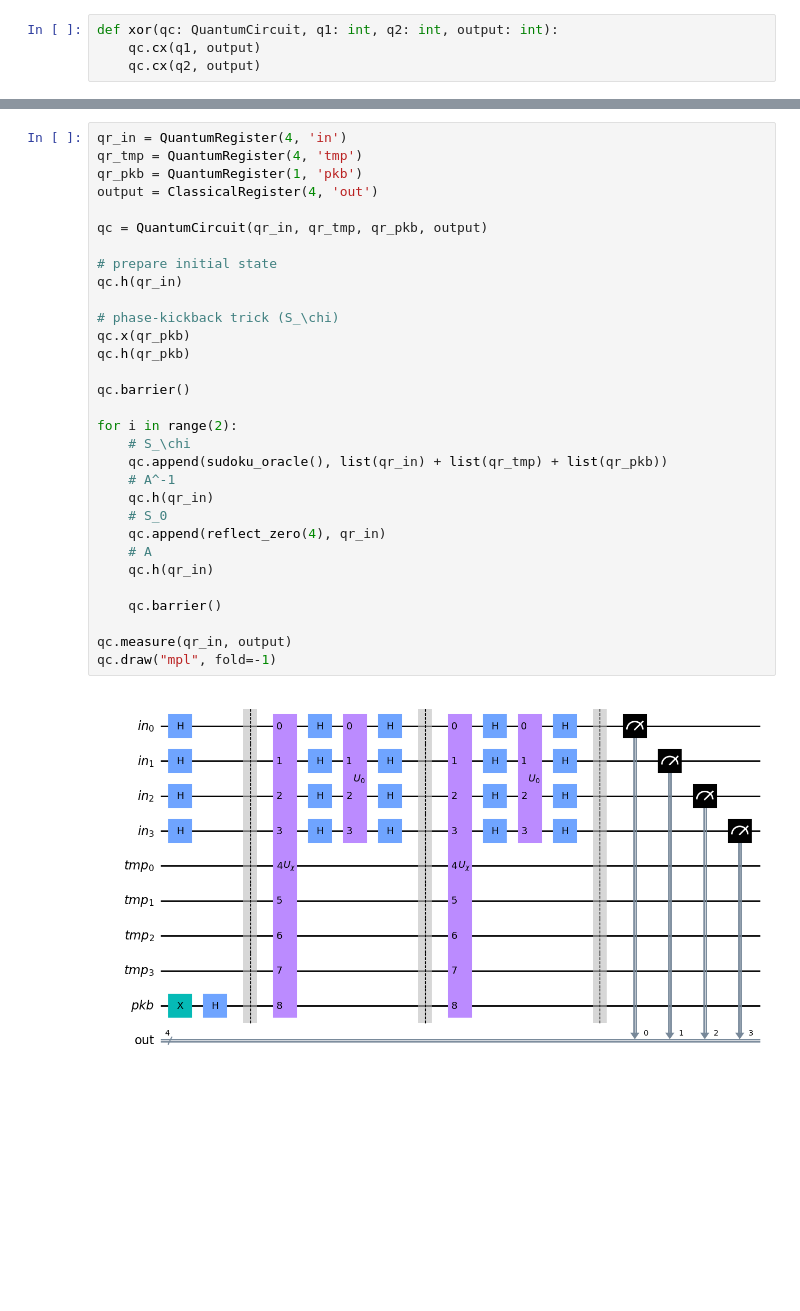
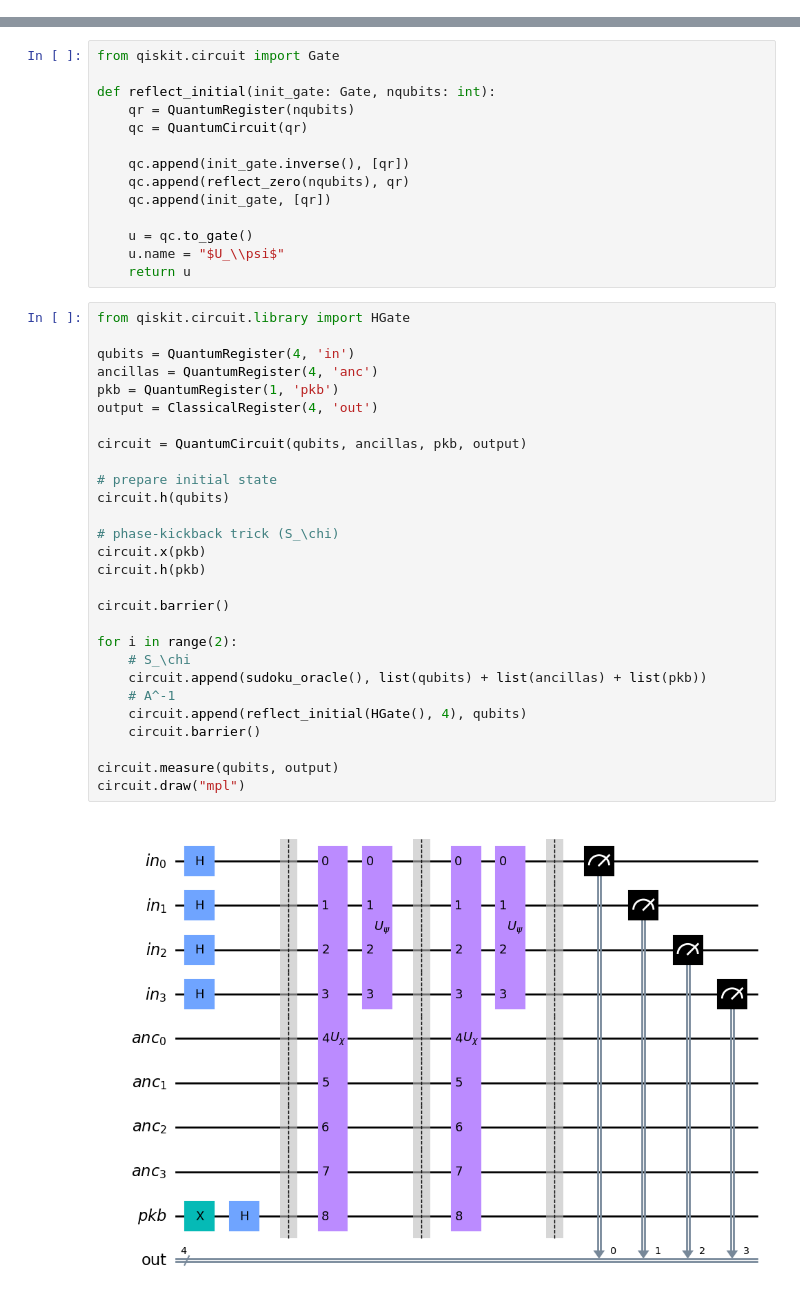
Before and after one commit to kohpai/qc-python, a Jupyter notebook: qiskit-grover-sudoku.ipynb, the cells around one changed output, grey strips where cells are left out. Saved outputs shown, nothing was run; the diff lists cells and outputs as text; blank space fills up the shorter version.

```diff
--- a/qiskit-grover-sudoku.ipynb
+++ b/qiskit-grover-sudoku.ipynb
@@ -9,5 +10 @@ from qiskit import Aer, QuantumCircuit, QuantumRegister, ClassicalRegister, tran
 from qiskit.visualization import plot_histogram
-# %%
-def xor(qc: QuantumCircuit, q1: int, q2: int, output: int):
-    qc.cx(q1, output)
-    qc.cx(q2, output)
@@ -57,33 +70,44 @@ def reflect_zero(nqubits: int):
+# %%
+from qiskit.circuit import Gate
+
+def reflect_initial(init_gate: Gate, nqubits: int):
+    qr = QuantumRegister(nqubits)
+    qc = QuantumCircuit(qr)
+
+    qc.append(init_gate.inverse(), [qr])
+    qc.append(reflect_zero(nqubits), qr)
+    qc.append(init_gate, [qr])
+
+    u = qc.to_gate()
+    u.name = "$U_\\psi$"
+    return u
 # %%
-qr_in = QuantumRegister(4, 'in')
-qr_tmp = QuantumRegister(4, 'tmp')
-qr_pkb = QuantumRegister(1, 'pkb')
+from qiskit.circuit.library import HGate
+
+qubits = QuantumRegister(4, 'in')
+ancillas = QuantumRegister(4, 'anc')
+pkb = QuantumRegister(1, 'pkb')
 output = ClassicalRegister(4, 'out')
 
-qc = QuantumCircuit(qr_in, qr_tmp, qr_pkb, output)
+circuit = QuantumCircuit(qubits, ancillas, pkb, output)
 
 # prepare initial state
-qc.h(qr_in)
+circuit.h(qubits)
 
 # phase-kickback trick (S_\chi)
-qc.x(qr_pkb)
-qc.h(qr_pkb)
+circuit.x(pkb)
+circuit.h(pkb)
 
-qc.barrier()
+circuit.barrier()
 
 for i in range(2):
     # S_\chi
-    qc.append(sudoku_oracle(), list(qr_in) + list(qr_tmp) + list(qr_pkb))
+    circuit.append(sudoku_oracle(), list(qubits) + list(ancillas) + list(pkb))
     # A^-1
-    qc.h(qr_in)
-    # S_0
-    qc.append(reflect_zero(4), qr_in)
-    # A
-    qc.h(qr_in)
+    circuit.append(reflect_initial(HGate(), 4), qubits)
+    circuit.barrier()
 
-    qc.barrier()
-
-qc.measure(qr_in, output)
-qc.draw("mpl", fold=-1)
+circuit.measure(qubits, output)
+circuit.draw("mpl")
 # %% [output]
-[figure, old version]
+[figure, new version]
```
Also changed, not shown: parts of 9 cells of this notebook.
